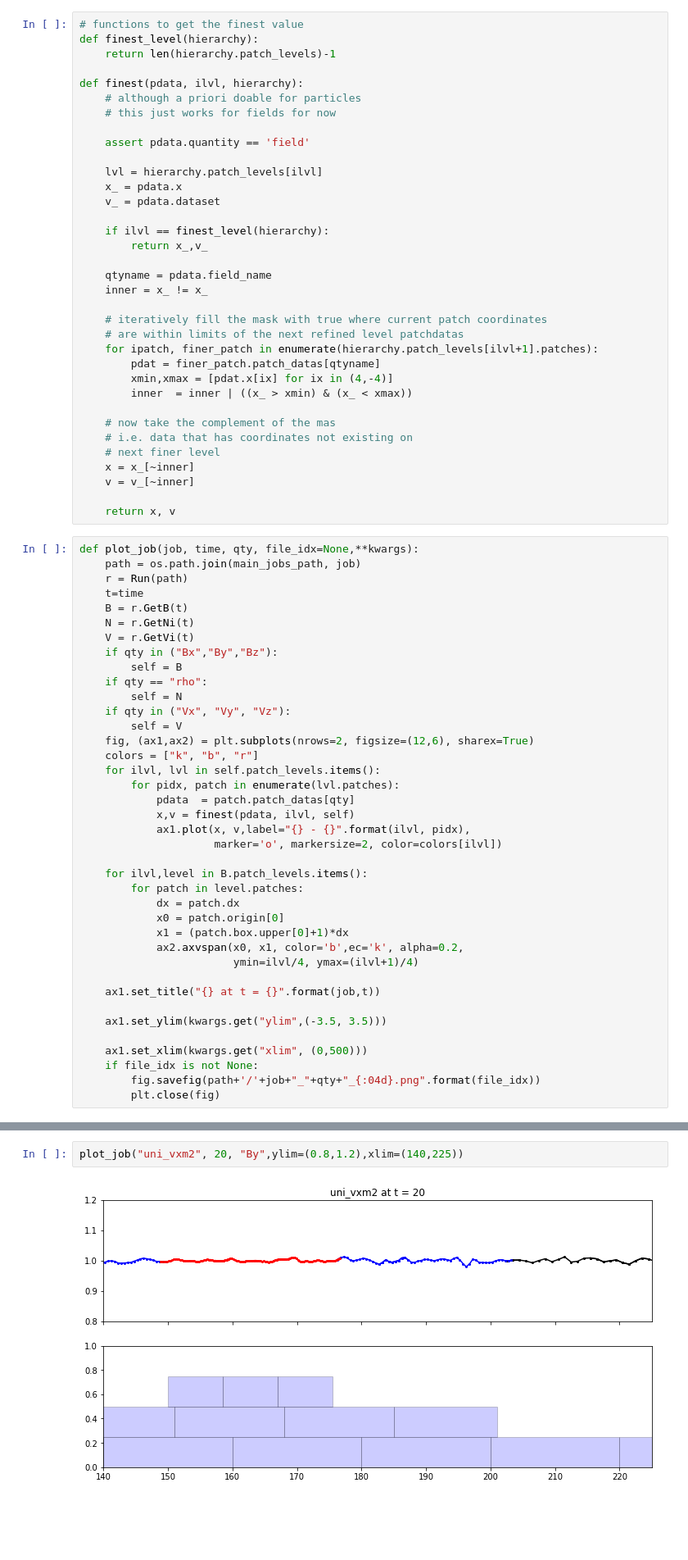
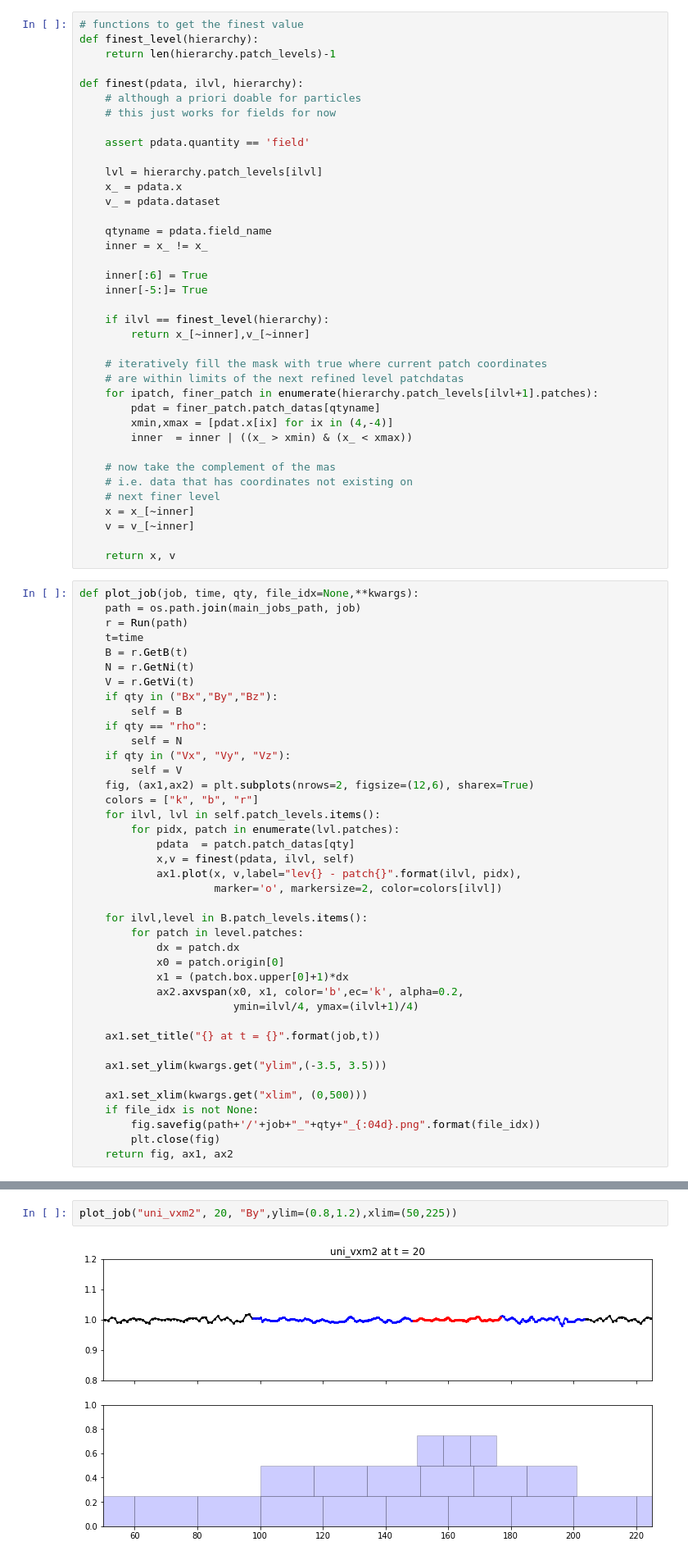
Before and after one commit to rochSmets/farBook, a Jupyter notebook: pharebook.ipynb, the cells around one changed output, grey strips where cells are left out. Shown at 82% size. Cells and saved outputs as stored; diff of their text form; blank space fills up the shorter version.

```diff
--- a/pharebook.ipynb
+++ b/pharebook.ipynb
@@ -38,11 +38,14 @@ def finest(pdata, ilvl, hierarchy):
     x_ = pdata.x
     v_ = pdata.dataset
 
-    if ilvl == finest_level(hierarchy):
-        return x_,v_
-
     qtyname = pdata.field_name
     inner = x_ != x_
+
+    inner[:6] = True
+    inner[-5:]= True
+
+    if ilvl == finest_level(hierarchy):
+        return x_[~inner],v_[~inner]
 
     # iteratively fill the mask with true where current patch coordinates
     # are within limits of the next refined level patchdatas
@@ -78,7 +81,7 @@ def plot_job(job, time, qty, file_idx=None,**kwargs):
         for pidx, patch in enumerate(lvl.patches):
             pdata  = patch.patch_datas[qty]
             x,v = finest(pdata, ilvl, self)
-            ax1.plot(x, v,label="{} - {}".format(ilvl, pidx),
+            ax1.plot(x, v,label="lev{} - patch{}".format(ilvl, pidx),
                      marker='o', markersize=2, color=colors[ilvl])
 
     for ilvl,level in B.patch_levels.items():
@@ -97,6 +100,7 @@ def plot_job(job, time, qty, file_idx=None,**kwargs):
     if file_idx is not None:
         fig.savefig(path+'/'+job+"_"+qty+"_{:04d}.png".format(file_idx))
         plt.close(fig)
+    return fig, ax1, ax2
 # %% [markdown]
 # Alfven Wave test
  The goal of this test is to propagate an Alfvén wave in a 1D domain with and without fixed mesh refinement. The Ohm's law in these runs is pure electron ideal term (no electron pressure, no dissipation)
@@ -322,9 +330,9 @@ plot_job("uni_vxm2_nohyperres", 20, "By",ylim=(0.8,1.2),xlim=(50,225))
 # %% [markdown]
 ### $\nu=0.01$ and $V_x=-2$
 # %%
-plot_job("uni_vxm2", 20, "By",ylim=(0.8,1.2),xlim=(140,225))
+plot_job("uni_vxm2", 20, "By",ylim=(0.8,1.2),xlim=(50,225))
 # %% [output]
-[figure, old version]
+[figure, new version]
 # %%
 #movie
 for it,t in enumerate(np.arange(0.,20,0.1)):
```
Also changed, not shown: parts of 16 cells of this notebook.
